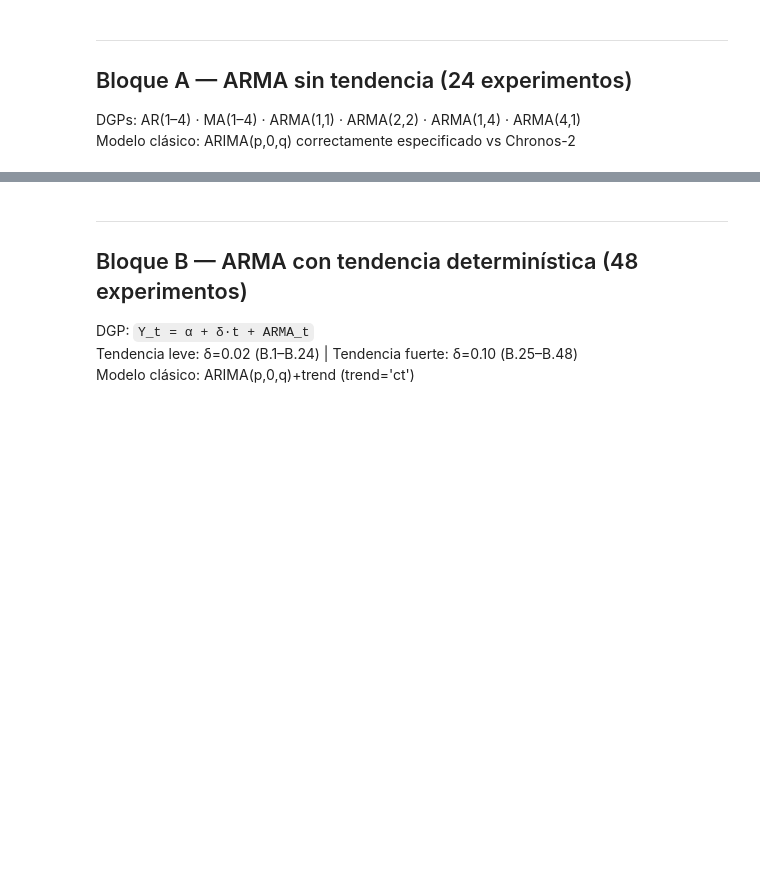
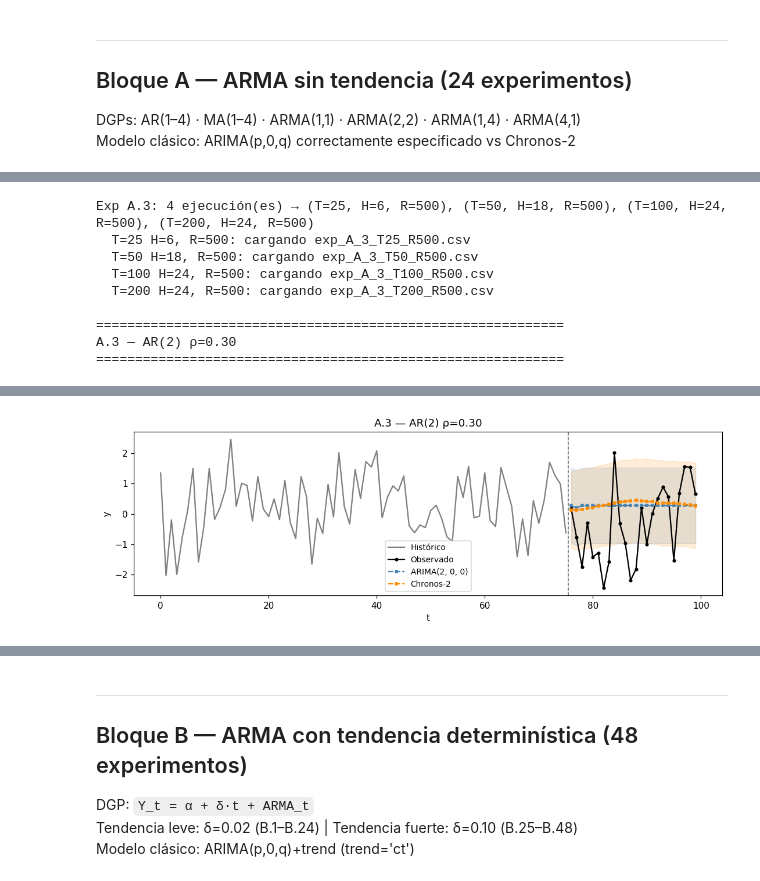
Before and after one commit to DavidGuzzi/MECTESIS, a Jupyter notebook: notebooks/experimentos_univariados_v3.ipynb, the cells around one changed output, grey strips where cells are left out. Cells and saved outputs as stored; diff of their text form; code cells hidden in the pictures; blank space fills up the shorter version.

```diff
--- a/notebooks/experimentos_univariados_v3.ipynb
+++ b/notebooks/experimentos_univariados_v3.ipynb
@@ -399,0 +272,18 @@ plot_metrics_v3(res, title="A.24 — ARMA(4,1) ρ=0.90")
+# %%
+# A.3 — AR(2) ρ=0.30
+cl  = ARIMAModel((2, 0, 0))
+dgp = ARpDGP(phis=[0.3, 0.1], sigma=1.0, seed=SEED)
+res = run_exp(dgp, lambda T, _cl=cl: [_cl, chronos], {}, exp_id="A.3")
+print(f"\n============================================================\nA.3 — AR(2) ρ=0.30\n============================================================")
+build_grid_table(res, classical_name="ARIMA(2, 0, 0)")
+plot_simulation_v3(dgp, [cl, chronos], {}, title="A.3 — AR(2) ρ=0.30")
+# %% [output]
+Exp A.3: 4 ejecución(es) → (T=25, H=6, R=500), (T=50, H=18, R=500), (T=100, H=24, R=500), (T=200, H=24, R=500)
+  T=25 H=6, R=500: cargando exp_A_3_T25_R500.csv
+  T=50 H=18, R=500: cargando exp_A_3_T50_R500.csv
+  T=100 H=24, R=500: cargando exp_A_3_T100_R500.csv
+  T=200 H=24, R=500: cargando exp_A_3_T200_R500.csv
+
+============================================================
+A.3 — AR(2) ρ=0.30
+============================================================
@@ -399,0 +300 @@ plot_metrics_v3(res, title="A.24 — ARMA(4,1) ρ=0.90")
+[figure, added]
```
Also changed, not shown: parts of 172 cells of this notebook, 4 other files.
